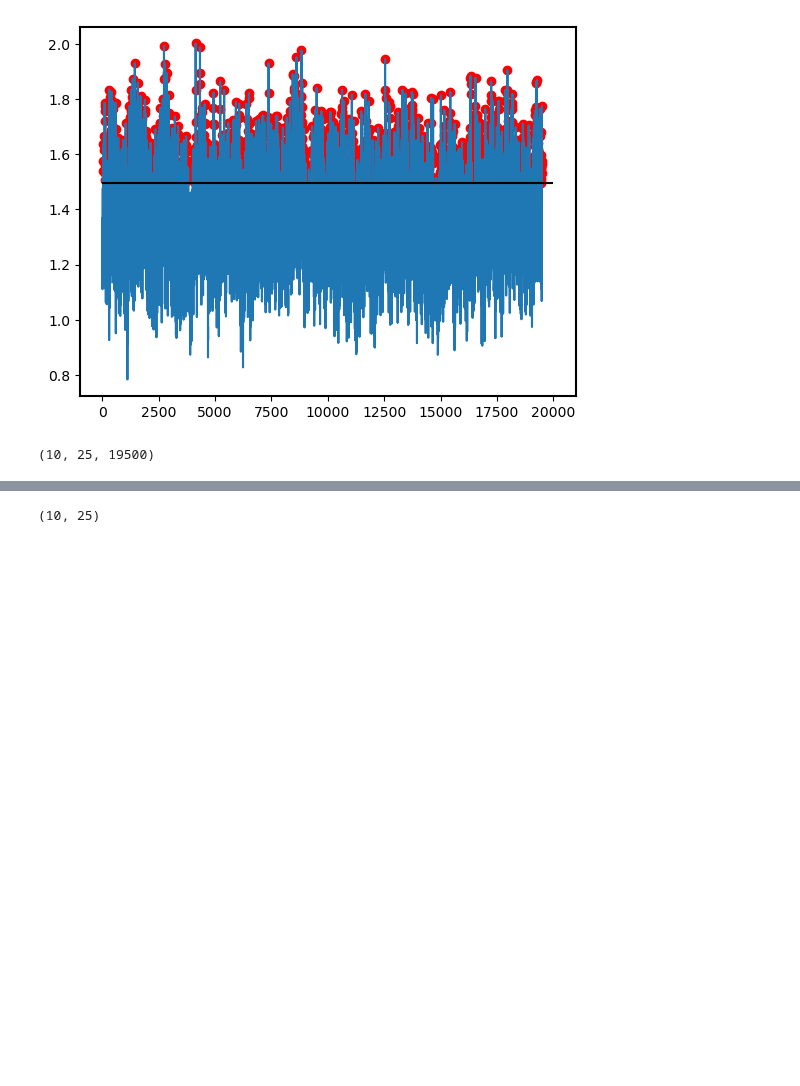
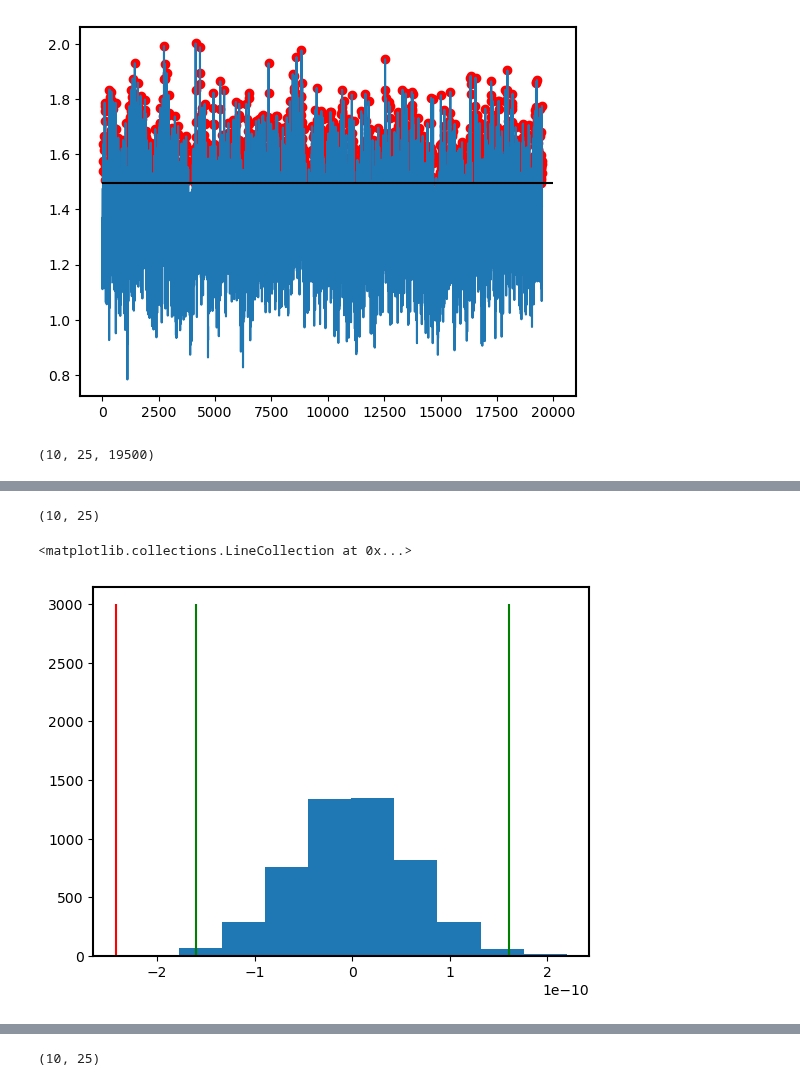
Before and after one commit to PeterChang1023/Moist_Dycore, a Jupyter notebook: IdealizeSpetral.jl/exp/HSt42/Jo_Jo_Dycore_Master_4.ipynb, the cells around one changed output, grey strips where cells are left out. Drawn from its saved outputs; the diff is of its cells as text; code cells hidden in the pictures; blank space fills up the shorter version.

```diff
--- a/IdealizeSpetral.jl/exp/HSt42/Jo_Jo_Dycore_Master_4.ipynb
+++ b/IdealizeSpetral.jl/exp/HSt42/Jo_Jo_Dycore_Master_4.ipynb
@@ -1602 +1674,16 @@ plt.show()
+# %%
+west_lower_threshold.shape
+# %% [output]
+(10, 25)
+# %%
+kkkkk = 0
+wwwww = 12
+plt.figure()
+plt.hist(random_differences_west[kkkkk,wwwww,:])
+plt.vlines(x = west_lower_threshold[kkkkk,wwwww], ymin=0, ymax=3000, color="Green")
+plt.vlines(x = west_upper_threshold[kkkkk,wwwww], ymin=0, ymax=3000, color="Green")
+plt.vlines(x = differences_west[kkkkk,wwwww], ymin=0, ymax=3000, color="Red")
+# %% [output]
+<matplotlib.collections.LineCollection at 0x...>
+[figure, added]
 # %%
```
Also changed, not shown: parts of 21 cells of this notebook.
